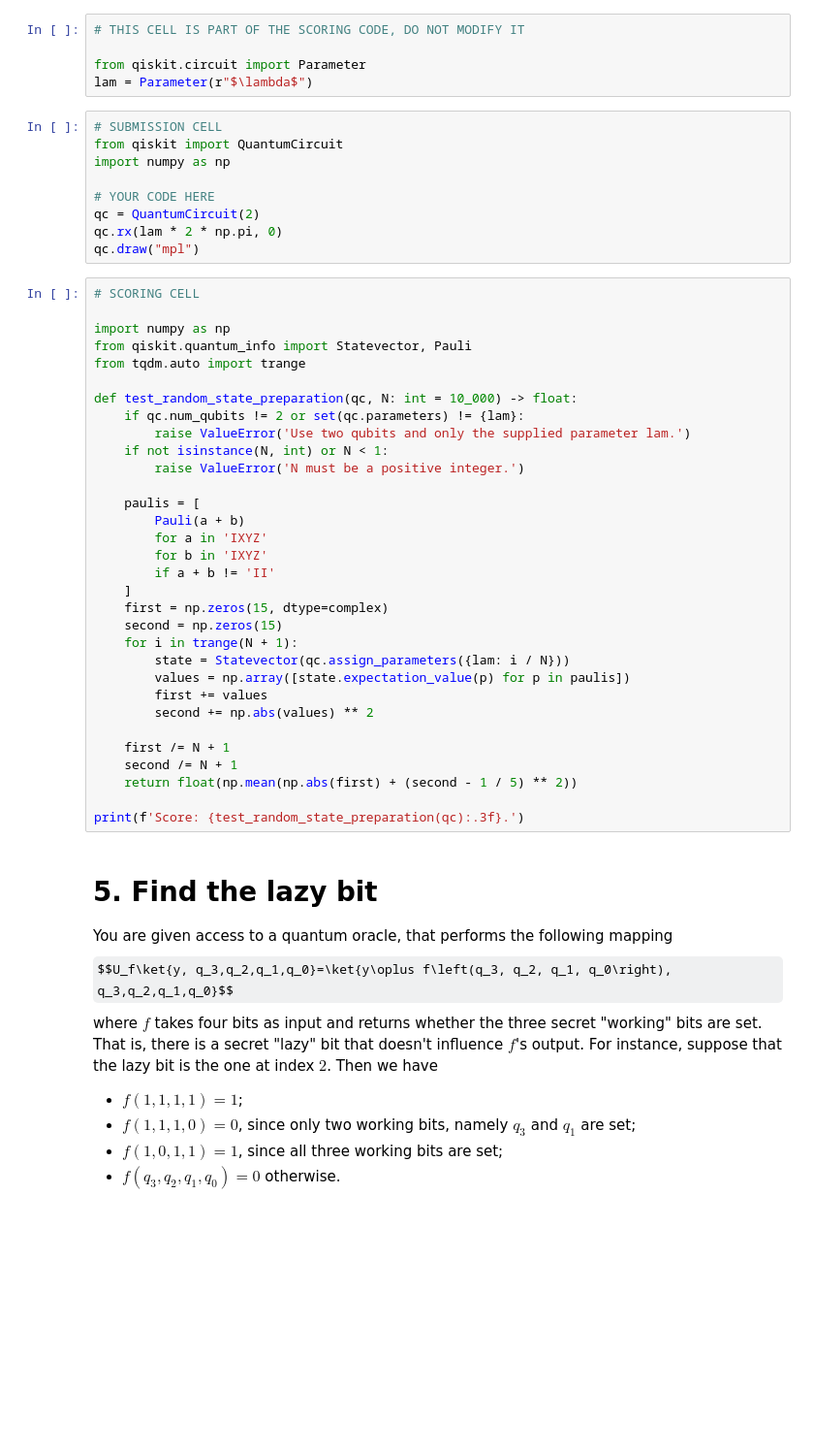
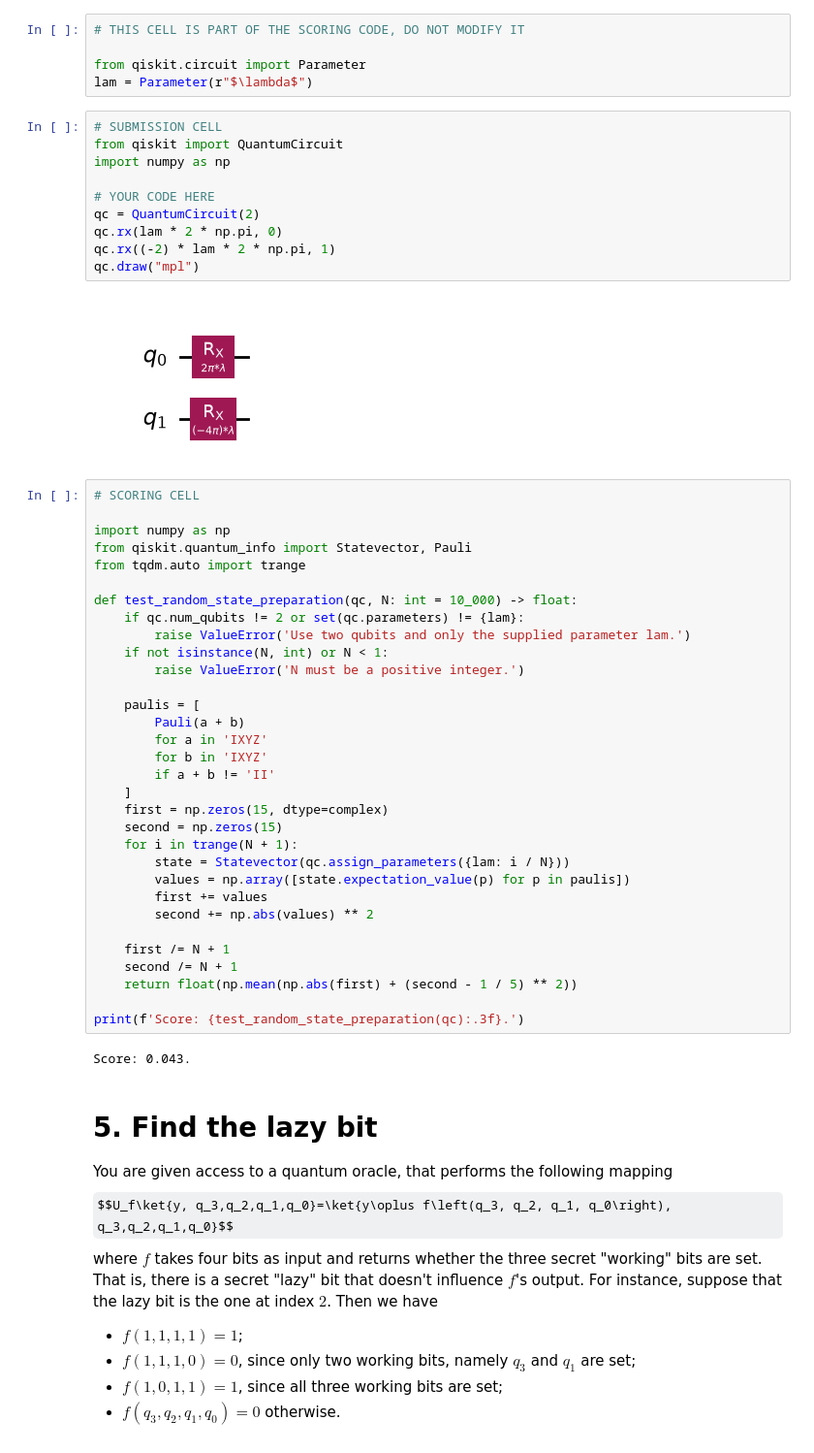
Before and after one commit to jzywiecki/quantum-computing-hackathon, a Jupyter notebook: Questions2026.ipynb, the cells around one changed output. Shown at 97% size. Drawn from its saved outputs; the diff is of its cells as text; some formulas as TeX source; blank space fills up the shorter version.

Commit message:
Task 4 - score 0.043

```diff
--- a/Questions2026.ipynb
+++ b/Questions2026.ipynb
@@ -432,12 +432,15 @@ lam = Parameter(r"$\lambda$")
 # %%
 # SUBMISSION CELL
 from qiskit import QuantumCircuit
 import numpy as np
 
 # YOUR CODE HERE
 qc = QuantumCircuit(2)
 qc.rx(lam * 2 * np.pi, 0)
+qc.rx((-2) * lam * 2 * np.pi, 1)
 qc.draw("mpl")
+# %% [output]
+[figure, added]
 # %%
 # SCORING CELL
 
@@ -470,6 +473,8 @@ def test_random_state_preparation(qc, N: int = 10_000) -> float:
     return float(np.mean(np.abs(first) + (second - 1 / 5) ** 2))
 
 print(f'Score: {test_random_state_preparation(qc):.3f}.')
+# %% [output]
+Score: 0.043.
 # %% [markdown]
 # 5. Find the lazy bit
 
```
